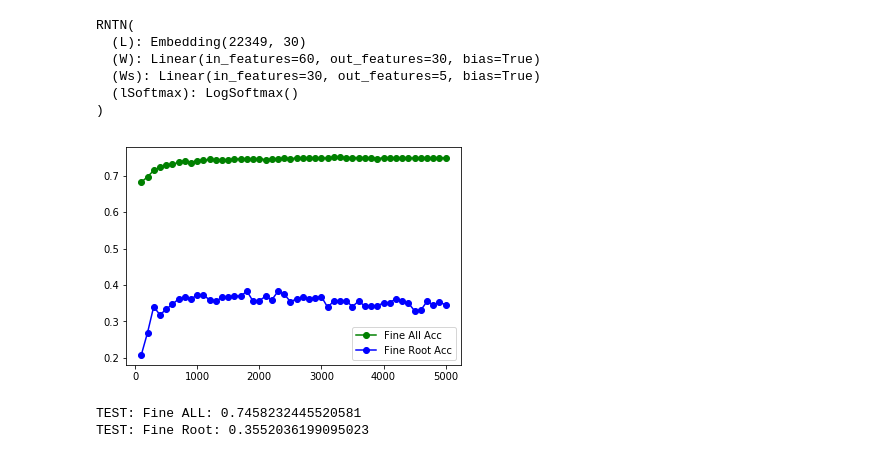
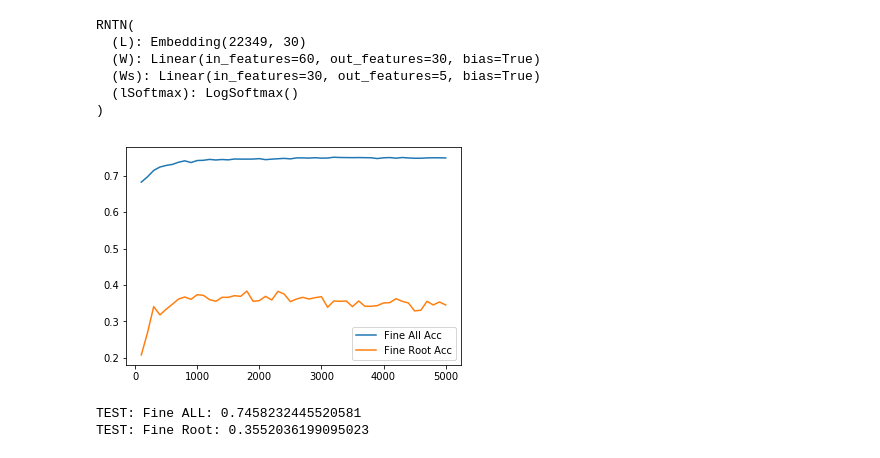
Before and after one commit to JuanPedroGHM/nnPrakSentiment, a Jupyter notebook: notebooks/Plots.ipynb, the cells around one changed output. Saved outputs shown, nothing was run; the diff lists cells and outputs as text; code cells hidden in the pictures.

```diff
--- a/notebooks/Plots.ipynb
+++ b/notebooks/Plots.ipynb
@@ -41,12 +27,12 @@ np.savetxt('../data/d30DevAcc.csv', d30DevAcc, delimiter=',')
 # %%
-d30DevAcc = np.genfromtxt('../data/d30DevAcc.csv', delimiter=',')
+d30DevAcc = np.genfromtxt('../data/trainingD30DevAcc.csv', delimiter=',')
 plt.figure()
-plt.plot(d30DevAcc[0], d30DevAcc[1], 'go-', label='Fine All Acc')
-plt.plot(d30DevAcc[0], d30DevAcc[2], 'bo-', label='Fine Root Acc')
+plt.plot(d30DevAcc[0], d30DevAcc[1], label='Fine All Acc')
+plt.plot(d30DevAcc[0], d30DevAcc[2], label='Fine Root Acc')
 plt.legend()
 plt.show()
 # %% [output]
-[figure, old version]
+[figure, new version]
 # %%
 testAllAcc, testRootAcc = getAccuracyScores(net, bank['test'], device, '../savedModels/d30/net_5000.pth')
 print('TEST: Fine ALL: {}'.format(testAllAcc))
```
Also changed, not shown: parts of 6 cells of this notebook, 21 other files.
